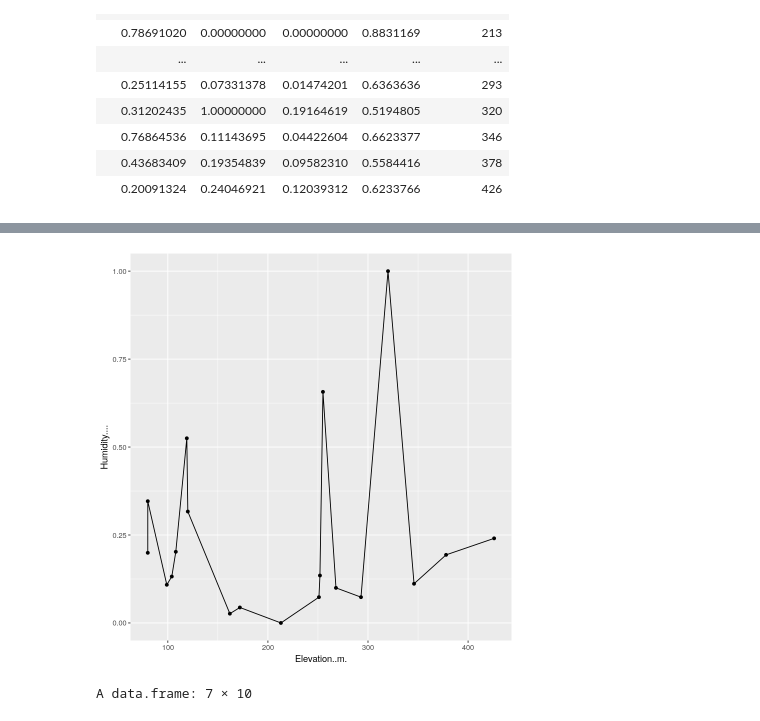
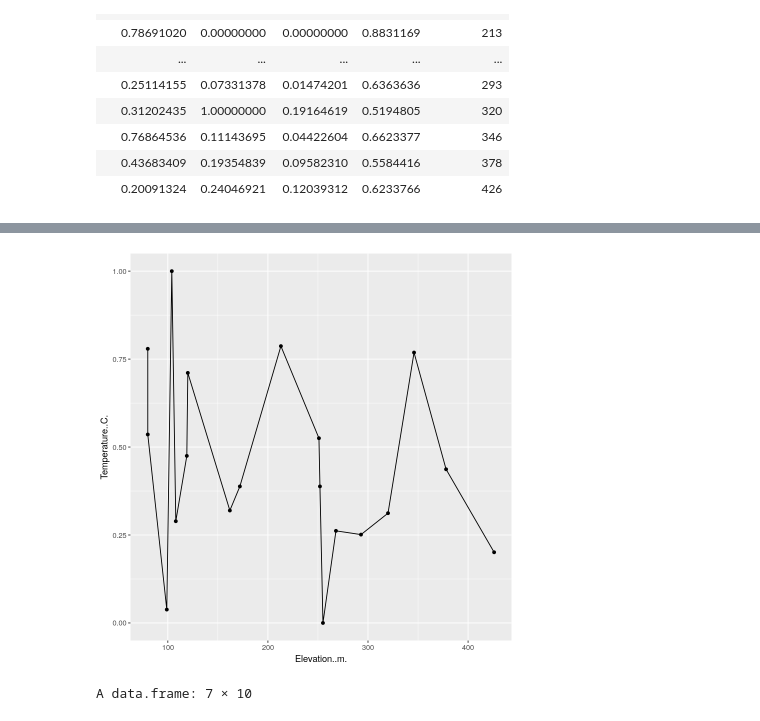
Before and after one commit to vassily60/IFS-soil-sampling, a Jupyter notebook: Untitled1.ipynb, the cells around one changed output, grey strips where cells are left out. Saved outputs shown, nothing was run; the diff lists cells and outputs as text; code cells hidden in the pictures.

Commit message:
more graphs

```diff
--- a/Untitled1.ipynb
+++ b/Untitled1.ipynb
@@ -96,9 +114,9 @@ labs(title = "Combined Line Plot with Same x Axis", x = "Elevation", y = "Value"
 # %%
-ggplot(data=df_normalized, aes(y=Humidity...., x=Elevation..m. )) +
+ggplot(data=df_normalized, aes(y=Temperature..C., x=Elevation..m. )) +
 geom_point()+
 geom_line()
 # %% [output]
-[figure, old version]
+[figure, new version]
 # %%
 n <- 3
 
```
Also changed, not shown: parts of 4 cells of this notebook, 1 other file.
